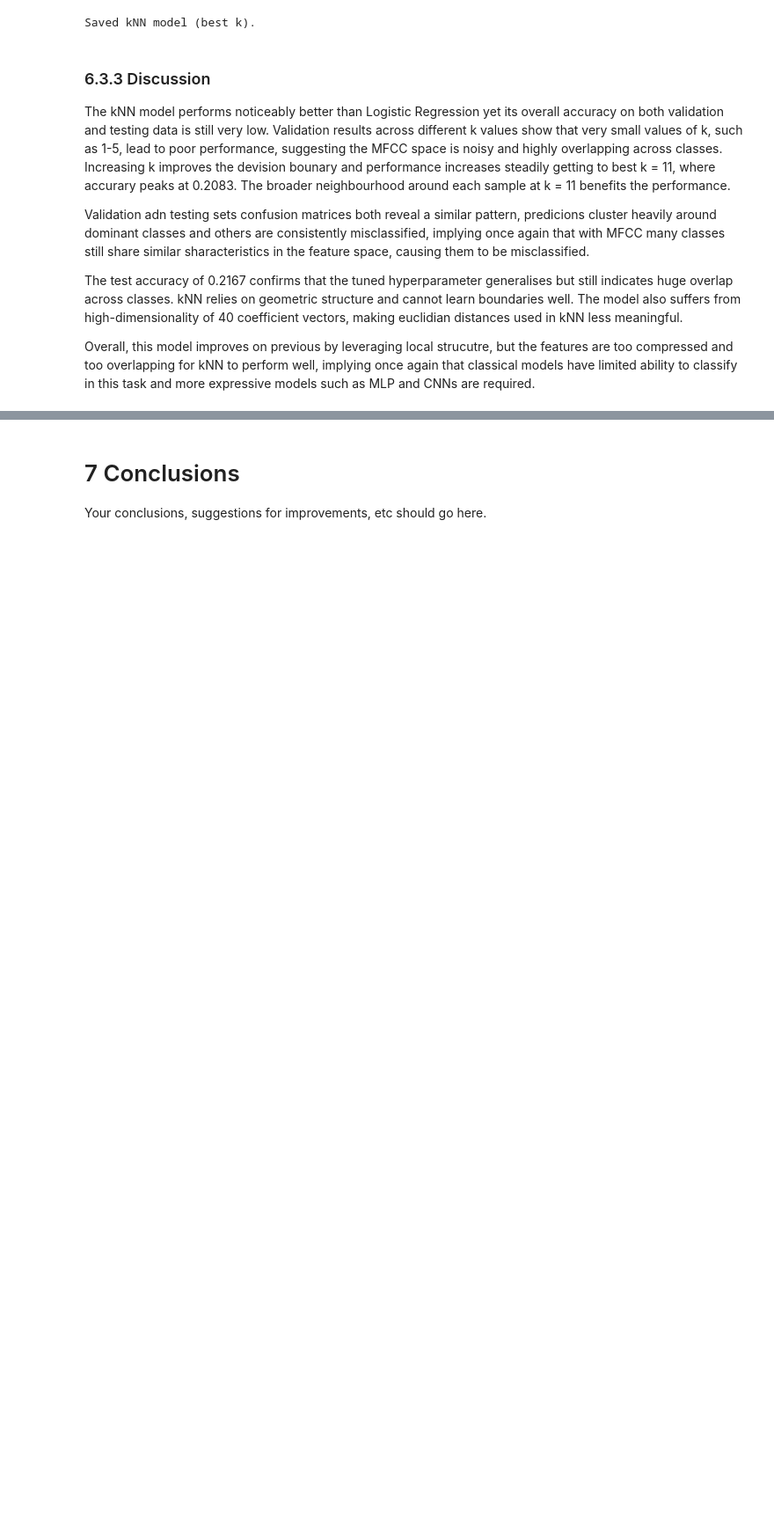
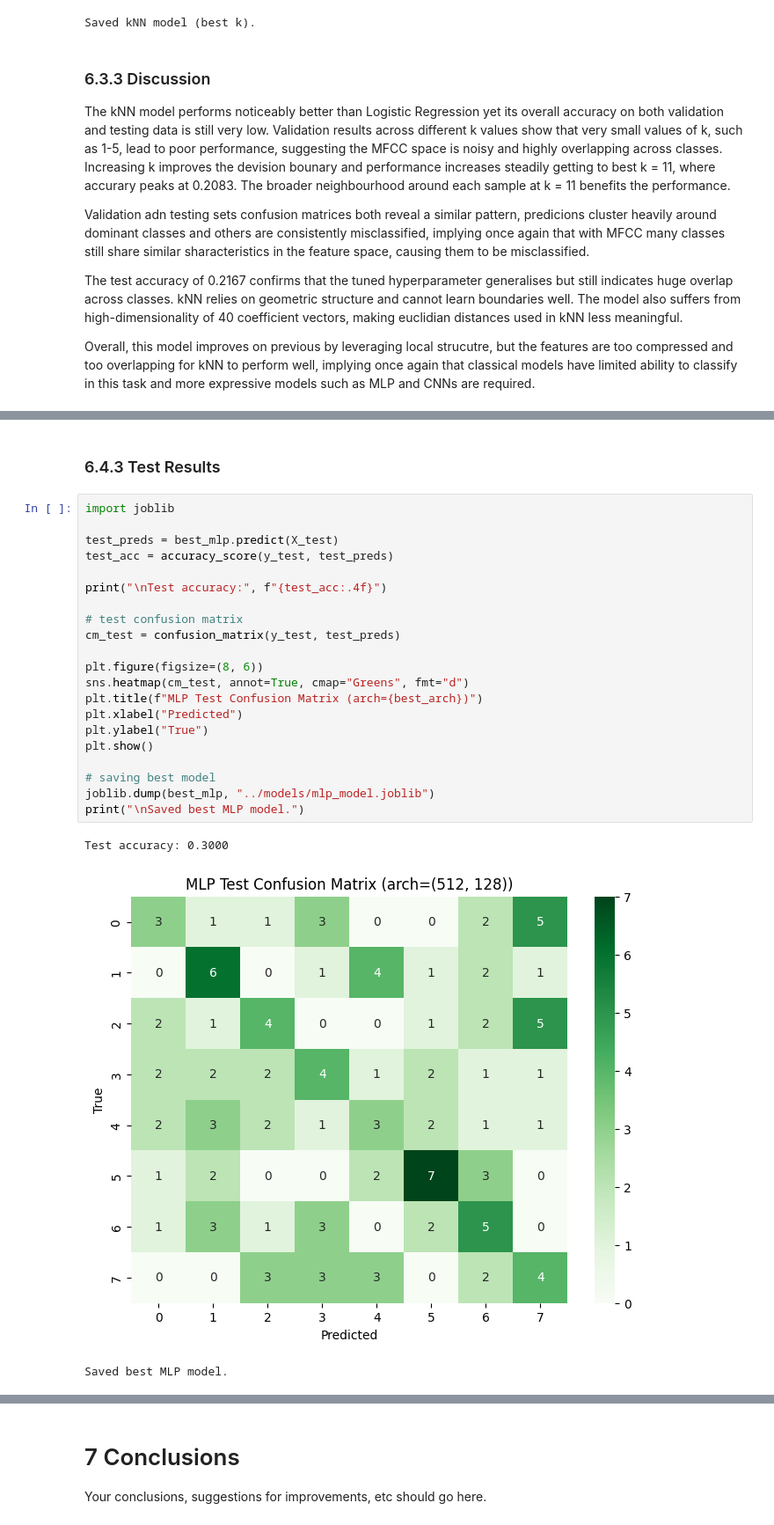
Before and after one commit to dgorbunova/ML-Hums-Whistles-Classification, a Jupyter notebook: notebook/ECS7020P_miniproject_2526.ipynb, the cells around one changed output, grey strips where cells are left out. Shown at 88% size. Drawn from its saved outputs; the diff is of its cells as text; blank space fills up the shorter version.

```diff
--- a/notebook/ECS7020P_miniproject_2526.ipynb
+++ b/notebook/ECS7020P_miniproject_2526.ipynb
@@ -927,0 +1015,27 @@ Overall, this model improves on previous by leveraging local strucutre, but the
+# %% [markdown]
+### 6.4.3 Test Results
+# %%
+import joblib
+
+test_preds = best_mlp.predict(X_test)
+test_acc = accuracy_score(y_test, test_preds)
+
+print("\nTest accuracy:", f"{test_acc:.4f}")
+
+# test confusion matrix
+cm_test = confusion_matrix(y_test, test_preds)
+
+plt.figure(figsize=(8, 6))
+sns.heatmap(cm_test, annot=True, cmap="Greens", fmt="d")
+plt.title(f"MLP Test Confusion Matrix (arch={best_arch})")
+plt.xlabel("Predicted")
+plt.ylabel("True")
+plt.show()
+
+# saving best model
+joblib.dump(best_mlp, "../models/mlp_model.joblib")
+print("\nSaved best MLP model.")
+# %% [output]
+Test accuracy: 0.3000
+[figure, added]
+Saved best MLP model.
```
Also changed, not shown: parts of 11 cells of this notebook, 2 other files.
